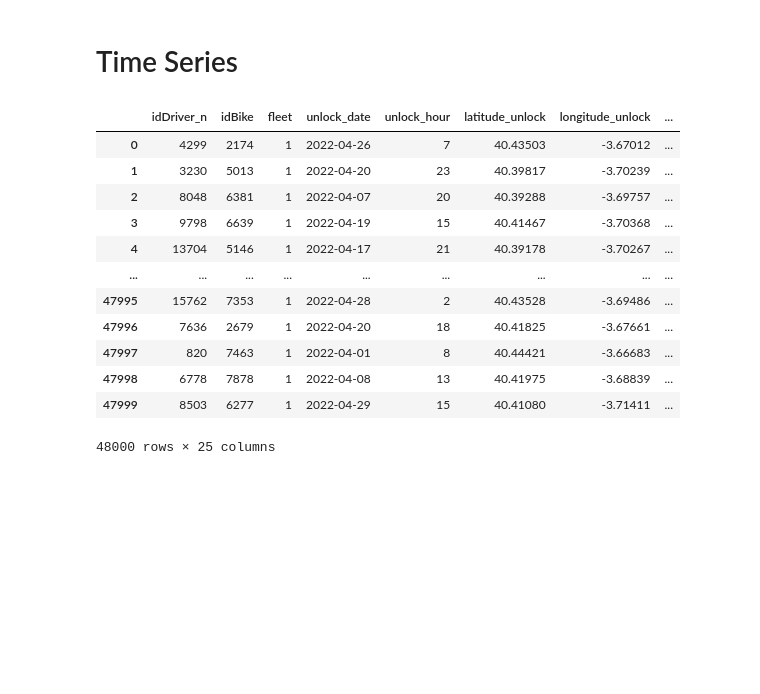
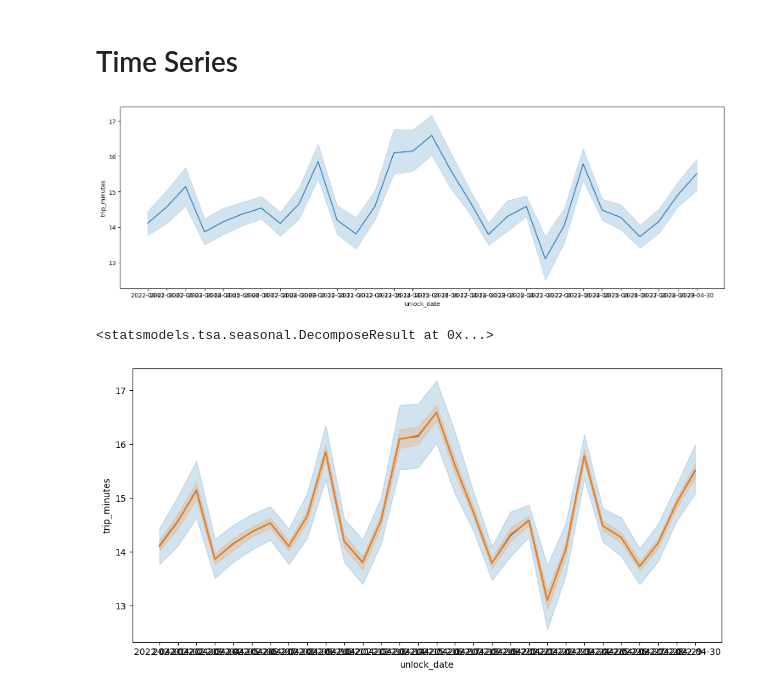
Before and after one commit to Proyect-Final-4Geeks-RJ/BiciMad_4geeks_ML, a Jupyter notebook: src/models_2.ipynb, the cells around one changed output. Cells and saved outputs as stored; diff of their text form; code cells hidden in the pictures; blank space fills up the shorter version.

Commit message:
time Series

```diff
--- a/src/models_2.ipynb
+++ b/src/models_2.ipynb
@@ -15,5 +22,7 @@ from statsmodels.tsa.seasonal import seasonal_decompose
 # %% [markdown]
 ***Read Data***
+# %%
+data_series = pd.read_csv("../data/interim/bicimad_time_series.csv", sep=',')
 # %%
 X_train = pd.read_csv('../data/interim/bicimad_Xtrain_X.csv', sep=',')
 X_test = pd.read_csv('../data/interim/bicimad_Xtest_X.csv', sep=',')
@@ -171,16 +178,29 @@ X_train['unlock_date'] = pd.to_datetime(X_train['unlock_date'])
-# %%
-X_train
-# %% [output]
-|  | idDriver_n | idBike | fleet | unlock_date | unlock_hour | latitude_unlock | longitude_unlock | ... |
-| 0 | 4299 | 2174 | 1 | 2022-04-26 | 7 | 40.43503 | -3.67012 | ... |
-| 1 | 3230 | 5013 | 1 | 2022-04-20 | 23 | 40.39817 | -3.70239 | ... |
-| 2 | 8048 | 6381 | 1 | 2022-04-07 | 20 | 40.39288 | -3.69757 | ... |
-| 3 | 9798 | 6639 | 1 | 2022-04-19 | 15 | 40.41467 | -3.70368 | ... |
-| 4 | 13704 | 5146 | 1 | 2022-04-17 | 21 | 40.39178 | -3.70267 | ... |
-| ... | ... | ... | ... | ... | ... | ... | ... | ... |
-| 47995 | 15762 | 7353 | 1 | 2022-04-28 | 2 | 40.43528 | -3.69486 | ... |
-| 47996 | 7636 | 2679 | 1 | 2022-04-20 | 18 | 40.41825 | -3.67661 | ... |
-| 47997 | 820 | 7463 | 1 | 2022-04-01 | 8 | 40.44421 | -3.66683 | ... |
-| 47998 | 6778 | 7878 | 1 | 2022-04-08 | 13 | 40.41975 | -3.68839 | ... |
-| 47999 | 8503 | 6277 | 1 | 2022-04-29 | 15 | 40.41080 | -3.71411 | ... |
-48000 rows × 25 columns
+# %%
+data_series = data_series.set_index("unlock_date")
+ts = data_series["trip_minutes"]
+# %%
+fig, ax = plt.subplots(figsize = (15, 5))
+sns.lineplot(data = ts, ax=ax)
+
+plt.tight_layout()
+plt.show()
+# %% [output]
+[figure, added]
+# %%
+decomposition = seasonal_decompose(ts, period = 12)
+decomposition
+# %% [output]
+<statsmodels.tsa.seasonal.DecomposeResult at 0x...>
+# %%
+trend = decomposition.trend
+
+fig, axis = plt.subplots(figsize = (10, 5))
+
+sns.lineplot(data = ts)
+sns.lineplot(data = trend)
+
+plt.tight_layout()
+
+plt.show()
+# %% [output]
+[figure, added]
```
Also changed, not shown: parts of 11 cells of this notebook.
